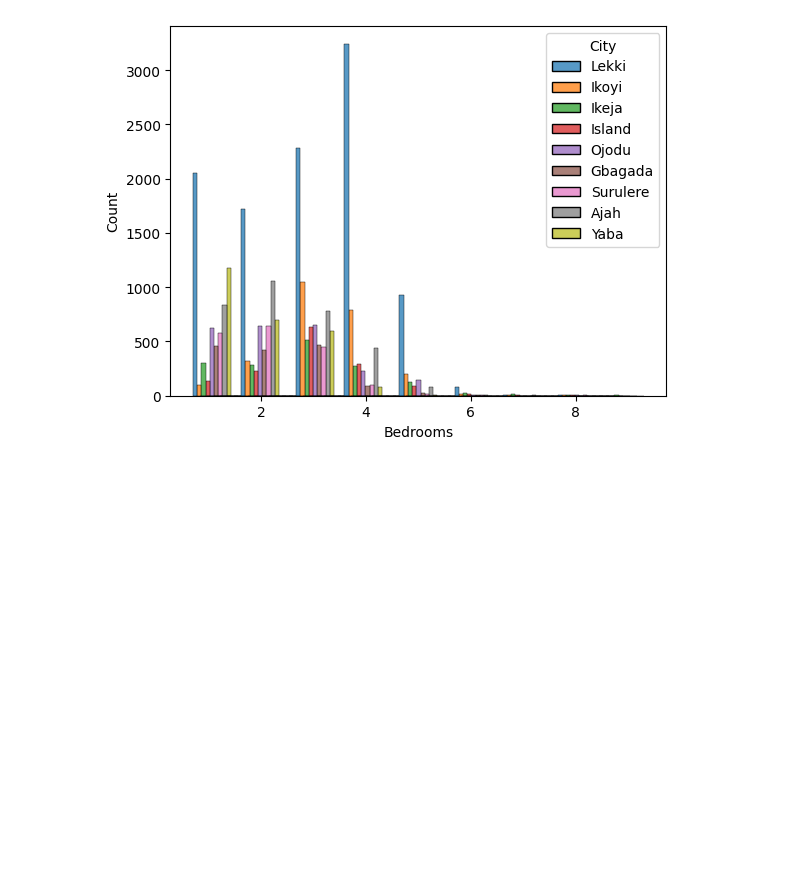
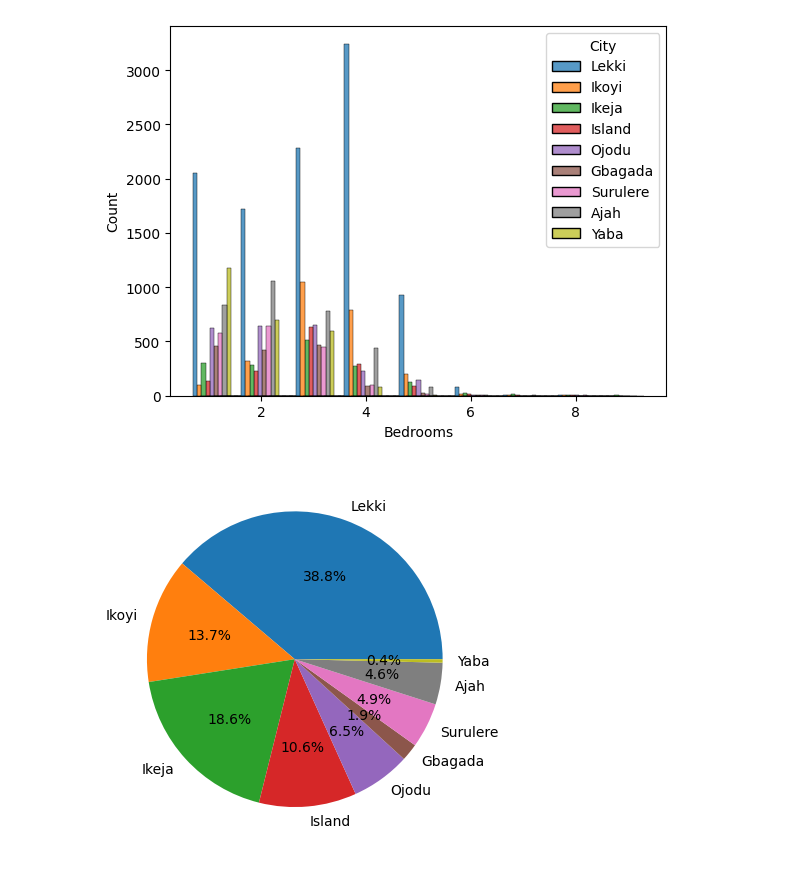
Before and after one commit to goodnessezichioum/LagosRentalAnalysis, a Jupyter notebook: rent_analysis.ipynb, the cells around one changed output. Drawn from its saved outputs; the diff is of its cells as text; code cells hidden in the pictures; blank space fills up the shorter version.

```diff
--- a/rent_analysis.ipynb
+++ b/rent_analysis.ipynb
@@ -137,3 +137,20 @@ sns.histplot(data=df, x='Bedrooms', hue='City', multiple='dodge', shrink=5.5)
 # %% [output]
 <Axes: xlabel='Bedrooms', ylabel='Count'>
 [figure]
+# %%
+# the data shows that there are few properties with more than 5 bedrooms
+# let's look at the areas that have 6 bedrooms or more
+
+
+def plot_available_properties_by_city(dataframe):
+    city_list = dataframe['City'].unique().tolist()
+    properties = []
+    for city_ in city_list:
+        df_by_city_ = dataframe.loc[dataframe.City == city_]
+        properties.append(len(df_by_city_))
+    plot_pie_chart(properties, city_list)
+
+
+plot_available_properties_by_city(df.loc[df.Bedrooms >= 6])
+# %% [output]
+[figure, added]
```
Also changed, not shown: parts of 2 cells of this notebook.
